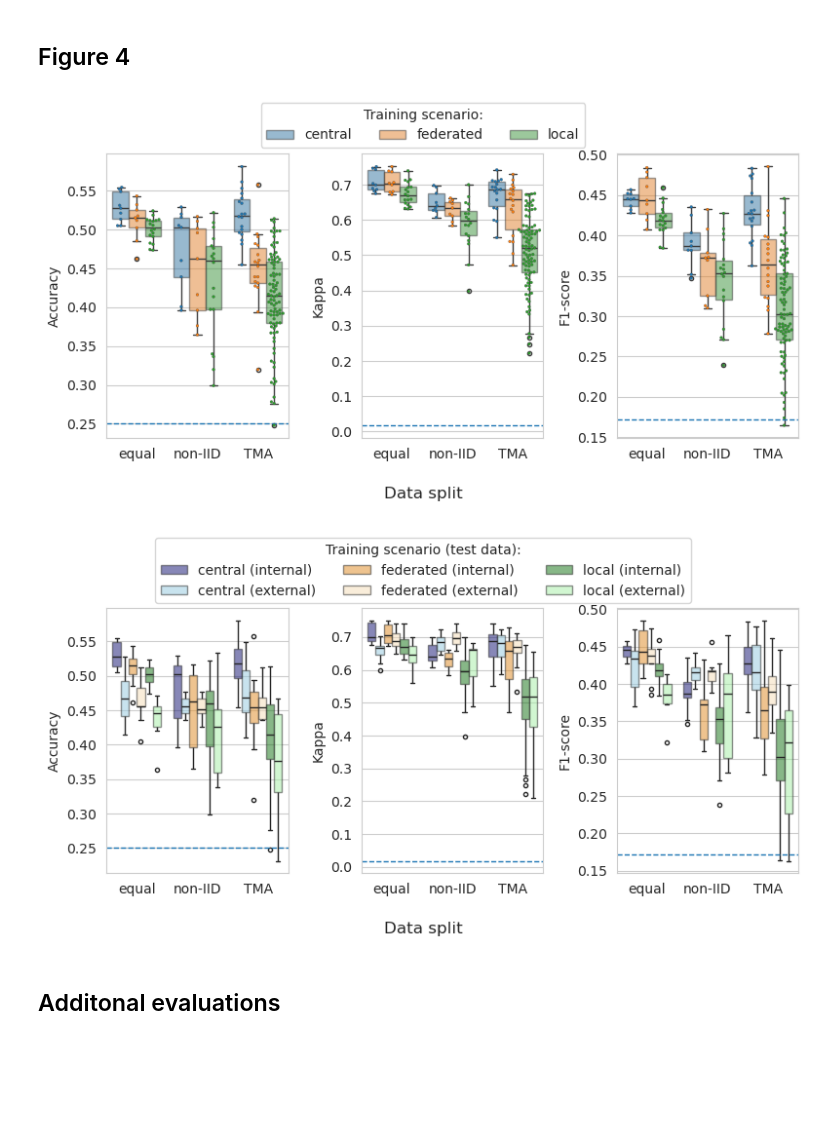
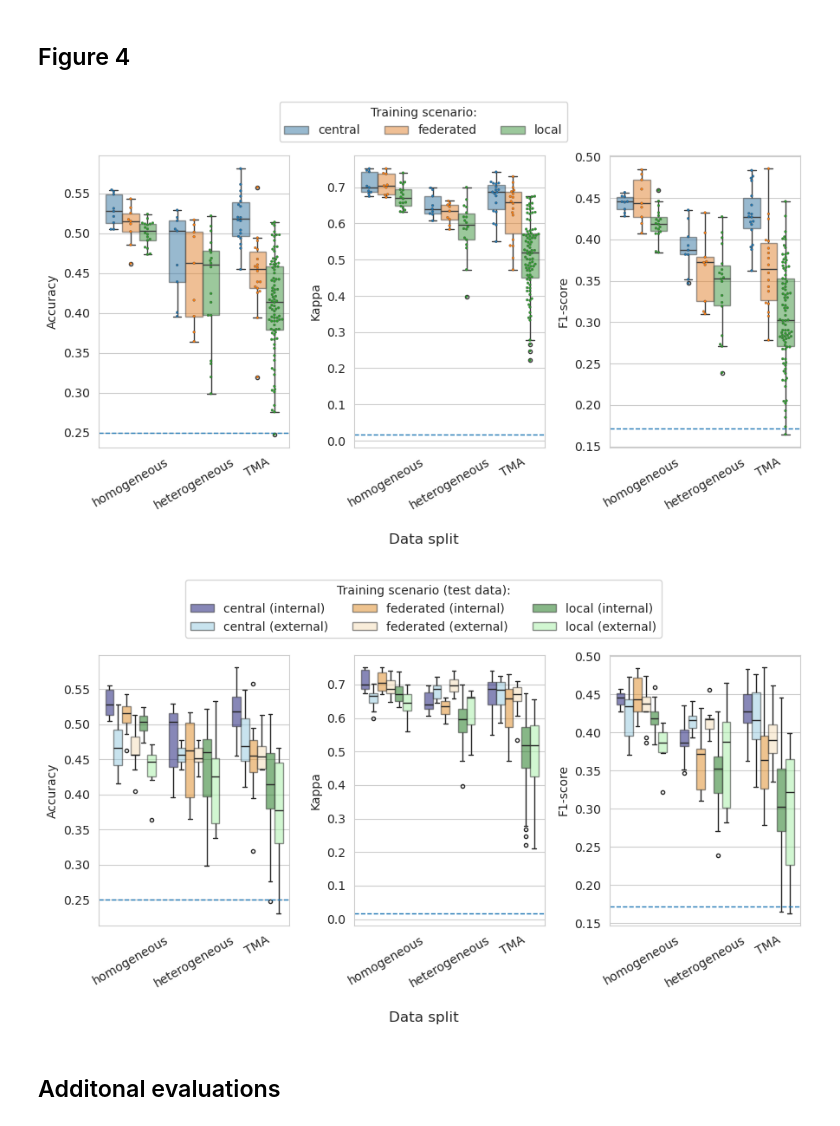
Before and after one commit to LohmannJens/federated-ISUP, a Jupyter notebook: scripts/create_publication_figures.ipynb, the cells around one changed output. Cells and saved outputs as stored; diff of their text form; code cells hidden in the pictures; blank space fills up the shorter version.

```diff
--- a/scripts/create_publication_figures.ipynb
+++ b/scripts/create_publication_figures.ipynb
@@ -29,14 +29,14 @@ def add_local_all(df):
     return df
 # %%
 folder = "run_results"
-equal_df = add_local_all(pd.read_csv(os.path.join(folder, "equal.csv")))
-nonIID_df = add_local_all(pd.read_csv(os.path.join(folder, "non-IID.csv")))
+homo_df = add_local_all(pd.read_csv(os.path.join(folder, "homogeneous.csv")))
+hetero_df = add_local_all(pd.read_csv(os.path.join(folder, "heterogeneous.csv")))
 TMA_df = add_local_all(pd.read_csv(os.path.join(folder, "TMA.csv")))
 
-equal_df["dataset"] = "equal"
-nonIID_df["dataset"] = "non-IID"
+homo_df["dataset"] = "homogeneous"
+hetero_df["dataset"] = "heterogeneous"
 TMA_df["dataset"] = "TMA"
-full_df = pd.concat([equal_df, nonIID_df, TMA_df], ignore_index=True)
+full_df = pd.concat([homo_df, hetero_df, TMA_df], ignore_index=True)
 # %% [markdown]
 ### Compare centralized, federated, and local for equal data
 # %%
@@ -96,33 +96,34 @@ z_local_all     400
 # %%
 def create_figure4(df):
     df=df[df["mode"].isin(["central", "federated", "z_local_all"])]
-    fig, axes = plt.subplots(1, 3, figsize=(8, 4))
+    fig, axes = plt.subplots(1, 3, figsize=(9, 5))
     for i, metric in enumerate(metrics):
         sns.boxplot(x='dataset', y=metric, hue="mode", dodge=True, data=df, ax=axes[i], **boxplot_kwargs)
         sns.swarmplot(x='dataset', y=metric, hue="mode", dodge=True, data=df, ax=axes[i], edgecolor="auto", linewidth=0.2, size=2)
 
         axes[i].axhline(baseline[metric], linestyle="--", linewidth=1)
         axes[i].set_xlabel("")
         axes[i].set_ylabel(f"{metric.capitalize()}")
         axes[i].legend().remove()
+        axes[i].tick_params(axis='x', labelrotation=30)
 
     fig.supxlabel("Data split")
 
     handles, labels = axes[0].get_legend_handles_labels()
     new_handles = [handles[0], handles[1], handles[2]]
     new_labels = [labels[0], labels[1], "local"]
     fig.legend(new_handles, new_labels, loc='upper center', title="Training scenario:", ncol=3, bbox_to_anchor=(0.5, 1.05))
     plt.tight_layout(rect=[0, 0, 1, 0.95])
 
     plt.savefig(os.path.join("run_results", "Figure4.png"), dpi=300, bbox_inches='tight')
 
 create_figure4(full_df)
 # %% [output]
-[figure, old version]
+[figure, new version]
 # %%
 def create_figure5(df):
     df = df[df["mode"].isin(["central", "federated", "z_local_all"])]
-    fig, axes = plt.subplots(1, 3, figsize=(8, 4))
+    fig, axes = plt.subplots(1, 3, figsize=(9, 5))
     custom_colors = ["navy", "skyblue", "darkorange", "navajowhite", "green", "palegreen"]
     for i, metric in enumerate(metrics):
         melted_df = pd.melt(df, id_vars=["mode", "dataset"], value_vars=[metric, f"{metric}_TMA20"], var_name="Metric", value_name="Value")
@@ -135,6 +136,7 @@ def create_figure5(df):
         axes[i].set_xlabel("")
         axes[i].set_ylabel(f"{metric.capitalize()}")
         axes[i].legend().remove()
+        axes[i].tick_params(axis='x', labelrotation=30)
 
     fig.supxlabel("Data split")
 
@@ -147,7 +149,7 @@ def create_figure5(df):
 
 create_figure5(full_df)
 # %% [output]
-[figure, old version]
+[figure, new version]
 # %% [markdown]
 ## Additonal evaluations
 # %%
```
Also changed, not shown: parts of 6 cells of this notebook, 2 other files.
